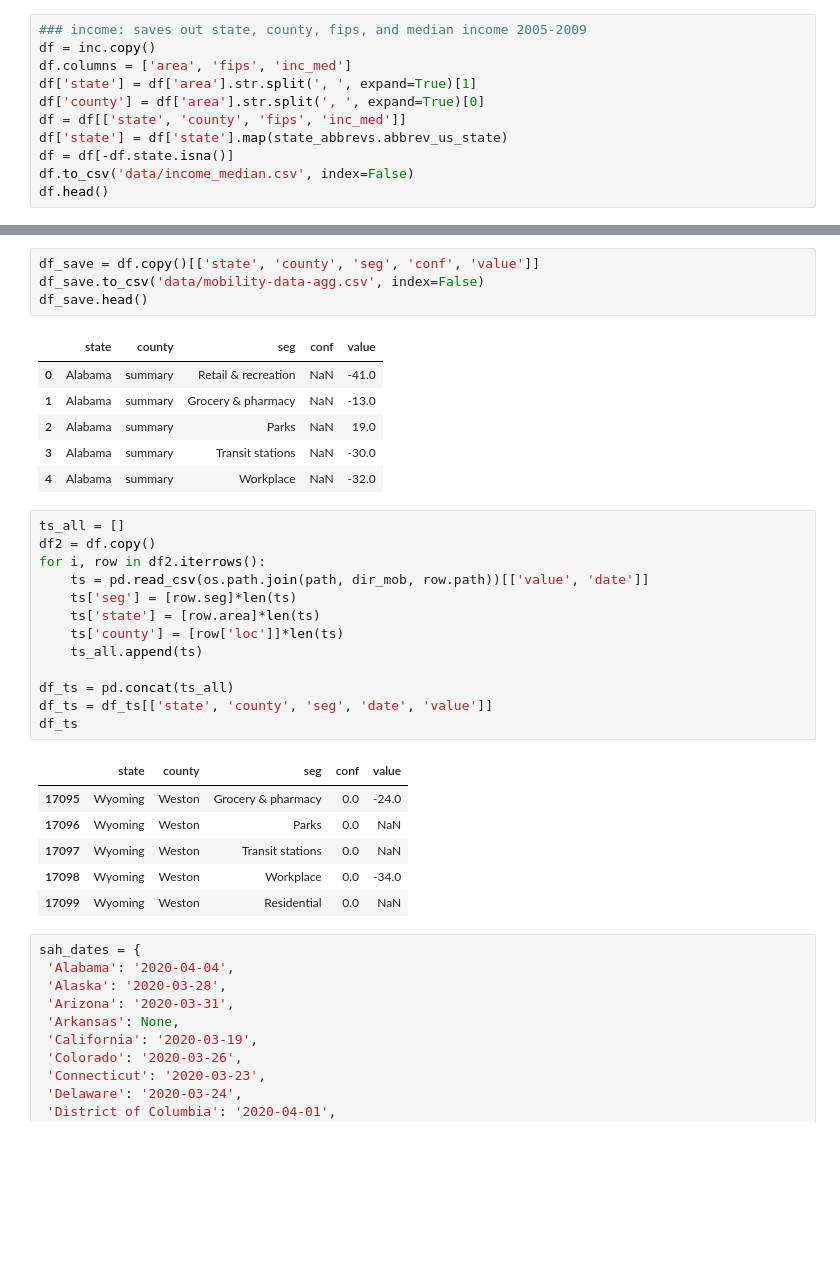
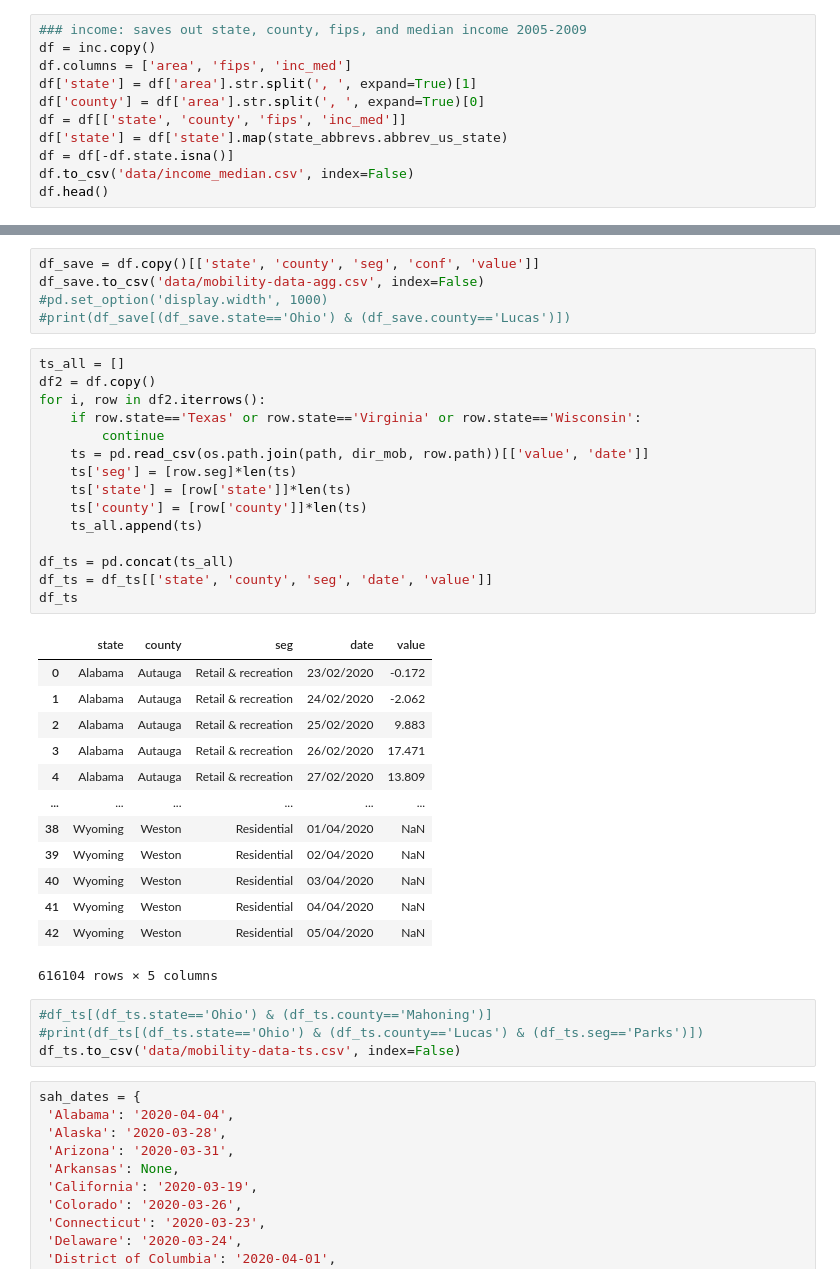
Before and after one commit to jwhendy/covid19, a Jupyter notebook: data_processing.ipynb, the cells around one changed output, grey strips where cells are left out. Drawn from its saved outputs; the diff is of its cells as text; blank space fills up the shorter version.

Commit message:
updated mobility data to 2020-04-05, upstream fixes now incorporated which addresses some glitches in this data

```diff
--- a/data_processing.ipynb
+++ b/data_processing.ipynb
@@ -168,34 +168,41 @@ df['conf'] = pd.to_numeric(df['conf'])
 # %%
 df_save = df.copy()[['state', 'county', 'seg', 'conf', 'value']]
 df_save.to_csv('data/mobility-data-agg.csv', index=False)
-df_save.head()
+#pd.set_option('display.width', 1000)
+#print(df_save[(df_save.state=='Ohio') & (df_save.county=='Lucas')])
-# %% [output]
-|  | state | county | seg | conf | value |
-| 0 | Alabama | summary | Retail & recreation | NaN | -41.0 |
-| 1 | Alabama | summary | Grocery & pharmacy | NaN | -13.0 |
-| 2 | Alabama | summary | Parks | NaN | 19.0 |
-| 3 | Alabama | summary | Transit stations | NaN | -30.0 |
-| 4 | Alabama | summary | Workplace | NaN | -32.0 |
 # %%
 ts_all = []
 df2 = df.copy()
 for i, row in df2.iterrows():
+    if row.state=='Texas' or row.state=='Virginia' or row.state=='Wisconsin':
+        continue
     ts = pd.read_csv(os.path.join(path, dir_mob, row.path))[['value', 'date']]
     ts['seg'] = [row.seg]*len(ts)
-    ts['state'] = [row.area]*len(ts)
-    ts['county'] = [row['loc']]*len(ts)
+    ts['state'] = [row['state']]*len(ts)
+    ts['county'] = [row['county']]*len(ts)
     ts_all.append(ts)
 
 df_ts = pd.concat(ts_all)
 df_ts = df_ts[['state', 'county', 'seg', 'date', 'value']]
 df_ts
 # %% [output]
-|  | state | county | seg | conf | value |
-| 17095 | Wyoming | Weston | Grocery & pharmacy | 0.0 | -24.0 |
-| 17096 | Wyoming | Weston | Parks | 0.0 | NaN |
-| 17097 | Wyoming | Weston | Transit stations | 0.0 | NaN |
-| 17098 | Wyoming | Weston | Workplace | 0.0 | -34.0 |
-| 17099 | Wyoming | Weston | Residential | 0.0 | NaN |
+|  | state | county | seg | date | value |
+| 0 | Alabama | Autauga | Retail & recreation | 23/02/2020 | -0.172 |
+| 1 | Alabama | Autauga | Retail & recreation | 24/02/2020 | -2.062 |
+| 2 | Alabama | Autauga | Retail & recreation | 25/02/2020 | 9.883 |
+| 3 | Alabama | Autauga | Retail & recreation | 26/02/2020 | 17.471 |
+| 4 | Alabama | Autauga | Retail & recreation | 27/02/2020 | 13.809 |
+| ... | ... | ... | ... | ... | ... |
+| 38 | Wyoming | Weston | Residential | 01/04/2020 | NaN |
+| 39 | Wyoming | Weston | Residential | 02/04/2020 | NaN |
+| 40 | Wyoming | Weston | Residential | 03/04/2020 | NaN |
+| 41 | Wyoming | Weston | Residential | 04/04/2020 | NaN |
+| 42 | Wyoming | Weston | Residential | 05/04/2020 | NaN |
+616104 rows × 5 columns
+# %%
+#df_ts[(df_ts.state=='Ohio') & (df_ts.county=='Mahoning')]
+#print(df_ts[(df_ts.state=='Ohio') & (df_ts.county=='Lucas') & (df_ts.seg=='Parks')])
+df_ts.to_csv('data/mobility-data-ts.csv', index=False)
 # %%
 sah_dates = {
  'Alabama': '2020-04-04',
```
Also changed, not shown: parts of 2 cells of this notebook, 5 other files.
